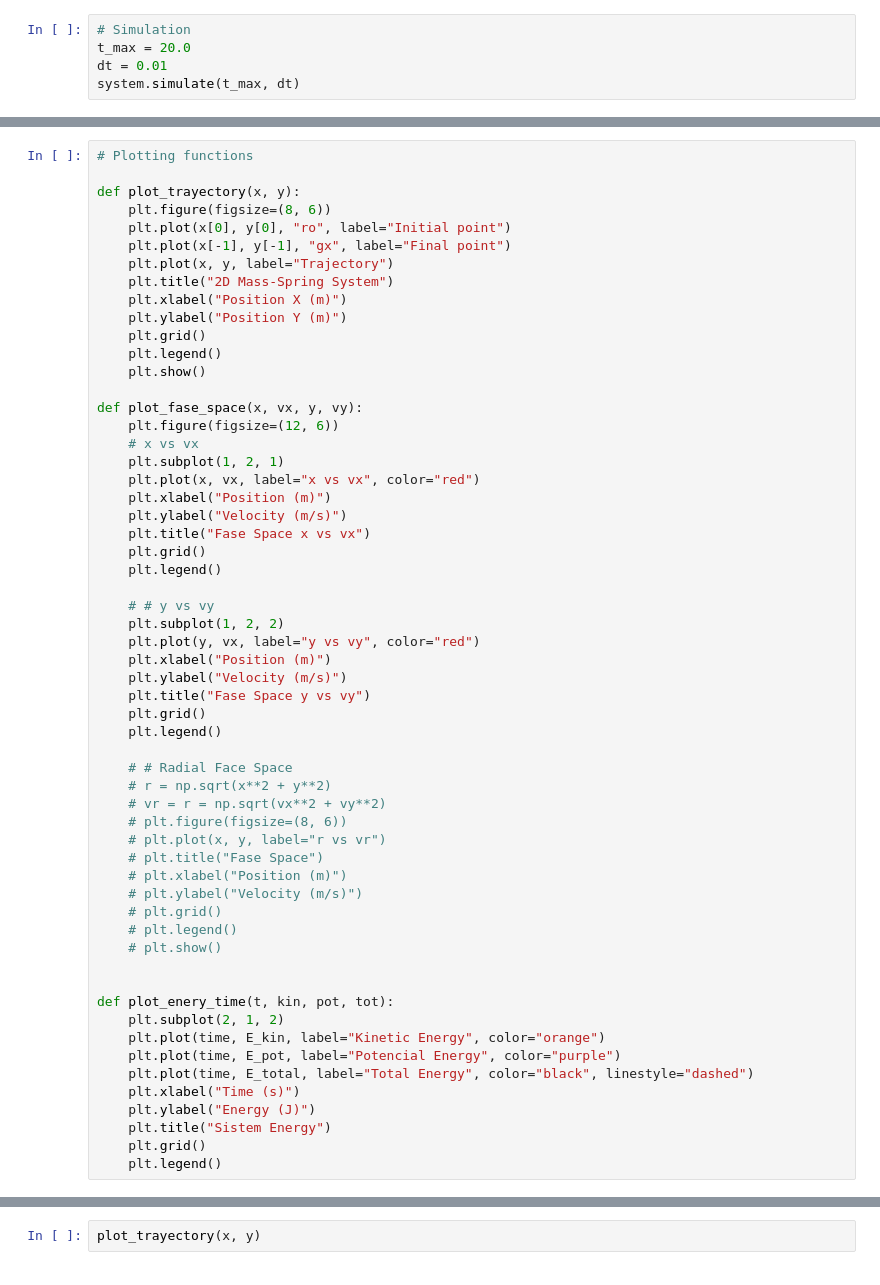
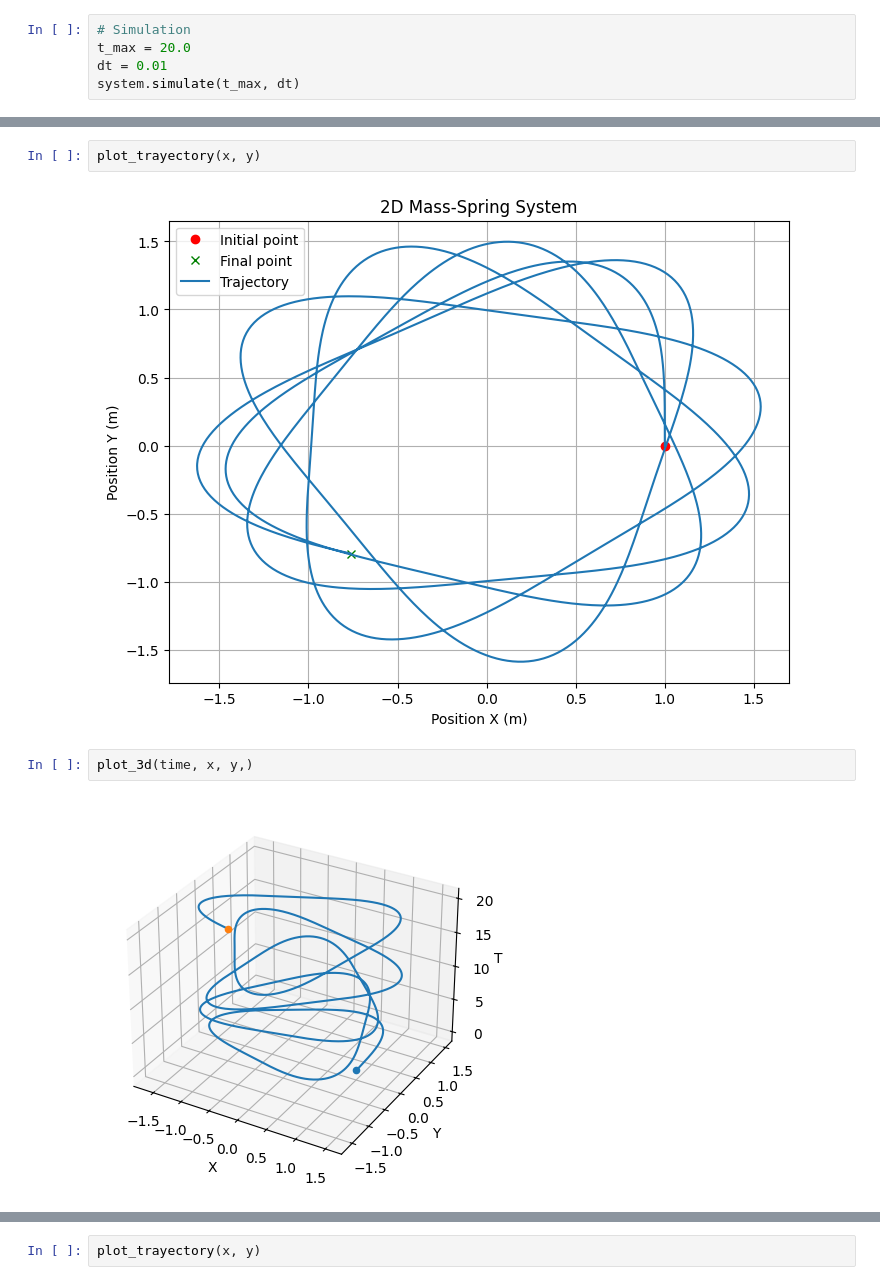
Before and after one commit to isaultirado77/2D-Spring-Mass-System, a Jupyter notebook: mass_spring_simulation.ipynb, the cells around one changed output, grey strips where cells are left out. Cells and saved outputs as stored; diff of their text form.

Commit message:
3d plotting implemented; energy analysis; OK

```diff
--- a/mass_spring_simulation.ipynb
+++ b/mass_spring_simulation.ipynb
@@ -31,58 +192,8 @@ IndexError: too many indices for array: array is 1-dimensional, but 2 were index
-# %%
-# Plotting functions
-
-def plot_trayectory(x, y):
-    plt.figure(figsize=(8, 6))
-    plt.plot(x[0], y[0], "ro", label="Initial point")
-    plt.plot(x[-1], y[-1], "gx", label="Final point")
-    plt.plot(x, y, label="Trajectory")
-    plt.title("2D Mass-Spring System")
-    plt.xlabel("Position X (m)")
-    plt.ylabel("Position Y (m)")
-    plt.grid()
-    plt.legend()
-    plt.show()
-
-def plot_fase_space(x, vx, y, vy):
-    plt.figure(figsize=(12, 6))
-    # x vs vx
-    plt.subplot(1, 2, 1)
-    plt.plot(x, vx, label="x vs vx", color="red")
-    plt.xlabel("Position (m)")
-    plt.ylabel("Velocity (m/s)")
-    plt.title("Fase Space x vs vx")
-    plt.grid()
-    plt.legend()
-
-    # # y vs vy
-    plt.subplot(1, 2, 2)
-    plt.plot(y, vx, label="y vs vy", color="red")
-    plt.xlabel("Position (m)")
-    plt.ylabel("Velocity (m/s)")
-    plt.title("Fase Space y vs vy")
-    plt.grid()
-    plt.legend()
-
-    # # Radial Face Space
-    # r = np.sqrt(x**2 + y**2)
-    # vr = r = np.sqrt(vx**2 + vy**2)
-    # plt.figure(figsize=(8, 6))
-    # plt.plot(x, y, label="r vs vr")
-    # plt.title("Fase Space")
-    # plt.xlabel("Position (m)")
-    # plt.ylabel("Velocity (m/s)")
-    # plt.grid()
-    # plt.legend()
-    # plt.show()
-
-
-def plot_enery_time(t, kin, pot, tot):
-    plt.subplot(2, 1, 2)
-    plt.plot(time, E_kin, label="Kinetic Energy", color="orange")
-    plt.plot(time, E_pot, label="Potencial Energy", color="purple")
-    plt.plot(time, E_total, label="Total Energy", color="black", linestyle="dashed")
-    plt.xlabel("Time (s)")
-    plt.ylabel("Energy (J)")
-    plt.title("Sistem Energy")
-    plt.grid()
-    plt.legend()
+# %%
+plot_trayectory(x, y)
+# %% [output]
+[figure, added]
+# %%
+plot_3d(time, x, y,)
+# %% [output]
+[figure, added]
```
Also changed, not shown: parts of 14 cells of this notebook, 3 other files.
